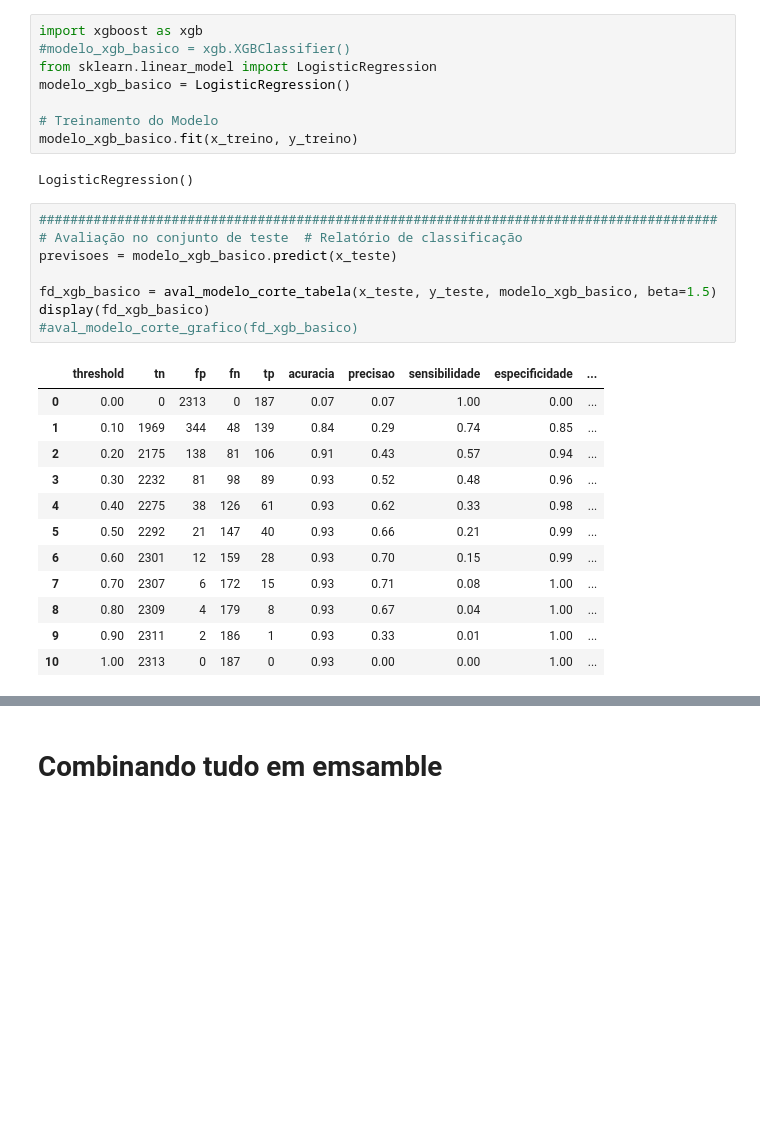
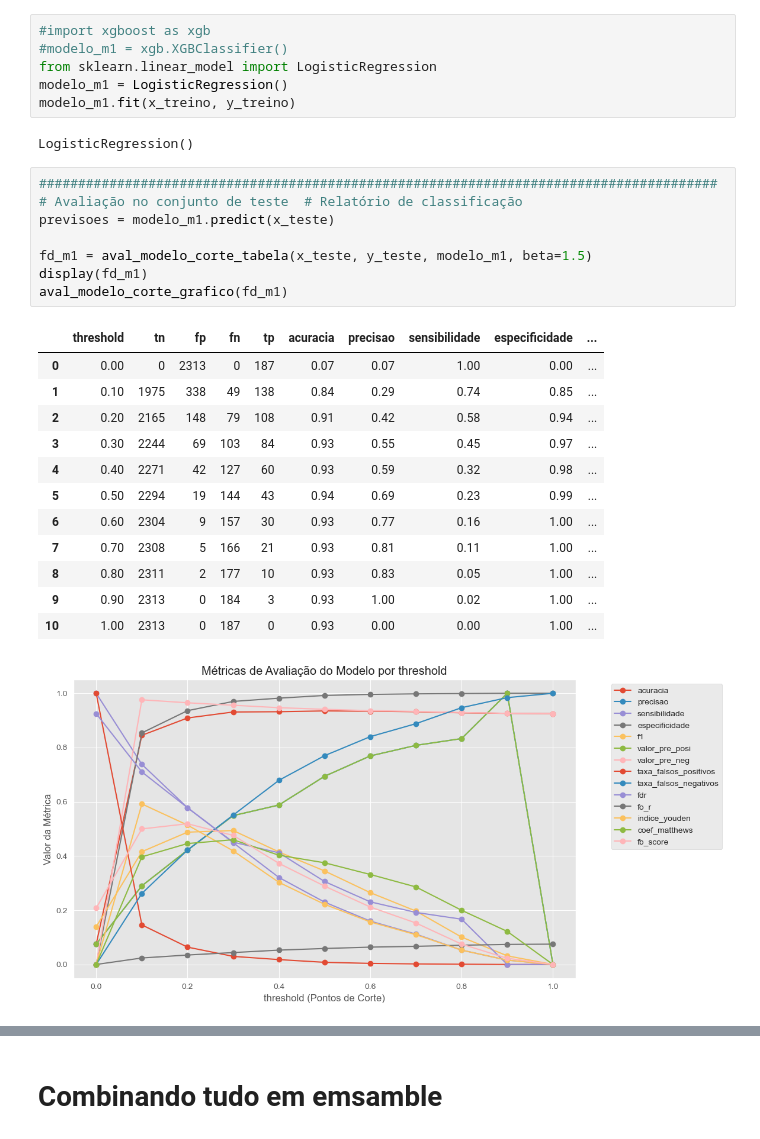
Before and after one commit to GabrielGabes/Machine-Learning-Preditivo, a Jupyter notebook: B7 - TT4.ipynb, the cells around one changed output, grey strips where cells are left out. Drawn from its saved outputs; the diff is of its cells as text; blank space fills up the shorter version.

```diff
--- a/B7 - TT4.ipynb
+++ b/B7 - TT4.ipynb
@@ -331,31 +447,30 @@ for model_name in model_dict:
 # %%
-import xgboost as xgb
-#modelo_xgb_basico = xgb.XGBClassifier()
+#import xgboost as xgb
+#modelo_m1 = xgb.XGBClassifier()
 from sklearn.linear_model import LogisticRegression
-modelo_xgb_basico = LogisticRegression()
-
-# Treinamento do Modelo
-modelo_xgb_basico.fit(x_treino, y_treino)
+modelo_m1 = LogisticRegression()
+modelo_m1.fit(x_treino, y_treino)
 # %% [output]
 LogisticRegression()
 # %%
 #######################################################################################
 # Avaliação no conjunto de teste  # Relatório de classificação
-previsoes = modelo_xgb_basico.predict(x_teste)
+previsoes = modelo_m1.predict(x_teste)
 
-fd_xgb_basico = aval_modelo_corte_tabela(x_teste, y_teste, modelo_xgb_basico, beta=1.5)
-display(fd_xgb_basico)
-#aval_modelo_corte_grafico(fd_xgb_basico)
+fd_m1 = aval_modelo_corte_tabela(x_teste, y_teste, modelo_m1, beta=1.5)
+display(fd_m1)
+aval_modelo_corte_grafico(fd_m1)
 # %% [output]
 |  | threshold | tn | fp | fn | tp | acuracia | precisao | sensibilidade | especificidade | ... |
 | 0 | 0.00 | 0 | 2313 | 0 | 187 | 0.07 | 0.07 | 1.00 | 0.00 | ... |
-| 1 | 0.10 | 1969 | 344 | 48 | 139 | 0.84 | 0.29 | 0.74 | 0.85 | ... |
-| 2 | 0.20 | 2175 | 138 | 81 | 106 | 0.91 | 0.43 | 0.57 | 0.94 | ... |
-| 3 | 0.30 | 2232 | 81 | 98 | 89 | 0.93 | 0.52 | 0.48 | 0.96 | ... |
-| 4 | 0.40 | 2275 | 38 | 126 | 61 | 0.93 | 0.62 | 0.33 | 0.98 | ... |
-| 5 | 0.50 | 2292 | 21 | 147 | 40 | 0.93 | 0.66 | 0.21 | 0.99 | ... |
-| 6 | 0.60 | 2301 | 12 | 159 | 28 | 0.93 | 0.70 | 0.15 | 0.99 | ... |
-| 7 | 0.70 | 2307 | 6 | 172 | 15 | 0.93 | 0.71 | 0.08 | 1.00 | ... |
-| 8 | 0.80 | 2309 | 4 | 179 | 8 | 0.93 | 0.67 | 0.04 | 1.00 | ... |
-| 9 | 0.90 | 2311 | 2 | 186 | 1 | 0.93 | 0.33 | 0.01 | 1.00 | ... |
+| 1 | 0.10 | 1975 | 338 | 49 | 138 | 0.84 | 0.29 | 0.74 | 0.85 | ... |
+| 2 | 0.20 | 2165 | 148 | 79 | 108 | 0.91 | 0.42 | 0.58 | 0.94 | ... |
+| 3 | 0.30 | 2244 | 69 | 103 | 84 | 0.93 | 0.55 | 0.45 | 0.97 | ... |
+| 4 | 0.40 | 2271 | 42 | 127 | 60 | 0.93 | 0.59 | 0.32 | 0.98 | ... |
+| 5 | 0.50 | 2294 | 19 | 144 | 43 | 0.94 | 0.69 | 0.23 | 0.99 | ... |
+| 6 | 0.60 | 2304 | 9 | 157 | 30 | 0.93 | 0.77 | 0.16 | 1.00 | ... |
+| 7 | 0.70 | 2308 | 5 | 166 | 21 | 0.93 | 0.81 | 0.11 | 1.00 | ... |
+| 8 | 0.80 | 2311 | 2 | 177 | 10 | 0.93 | 0.83 | 0.05 | 1.00 | ... |
+| 9 | 0.90 | 2313 | 0 | 184 | 3 | 0.93 | 1.00 | 0.02 | 1.00 | ... |
 | 10 | 1.00 | 2313 | 0 | 187 | 0 | 0.93 | 0.00 | 0.00 | 1.00 | ... |
+[figure, added]
```
Also changed, not shown: parts of 39 cells of this notebook, 1 other file.
